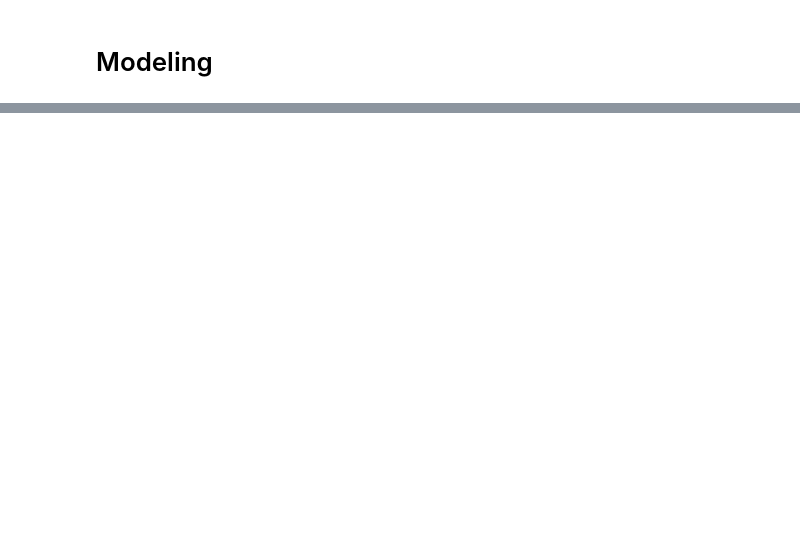
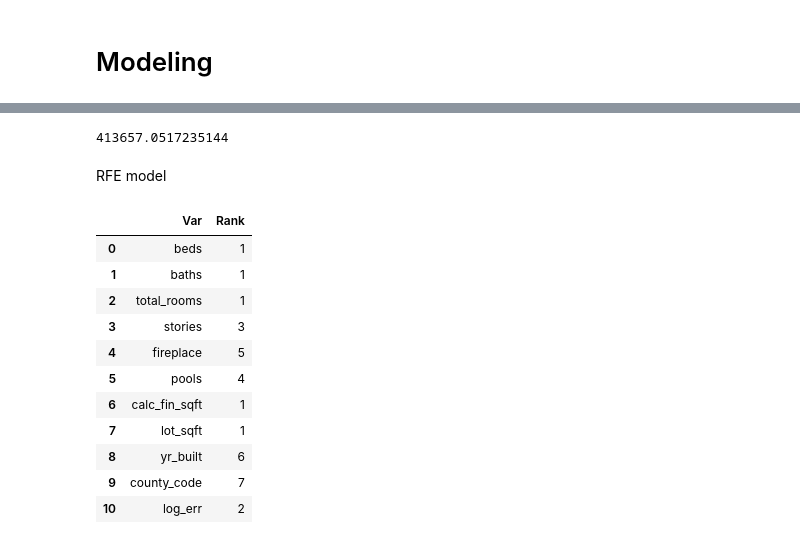
Before and after one commit to tarrencen/regression-project, a Jupyter notebook: Final_Report.ipynb, the cells around one changed output, grey strips where cells are left out. Drawn from its saved outputs; the diff is of its cells as text; code cells hidden in the pictures; blank space fills up the shorter version.

```diff
--- a/Final_Report.ipynb
+++ b/Final_Report.ipynb
@@ -598,0 +738,7 @@ X_la_train_scaled.head()
+# %%
+X_orange_tr_ols = LinearRegression().fit(X_orange_train_scaled, y_orange_train.tax_val)
+
+y_orange_train['baseline'] = y_orange_train.tax_val.mean()
+y_orange_train['yhat_scaled'] = X_orange_tr_ols.predict(X_orange_train_scaled)
+
+y_orange_train.head()
@@ -598,0 +760,4 @@ X_la_train_scaled.head()
+# %%
+f_feature = prep.select_kbest(X_orange_train_scaled, y_orange_train.tax_val, 5)
+
+f_feature
@@ -598,0 +766,6 @@ X_la_train_scaled.head()
+# %%
+orange_kbest_ols = LinearRegression().fit(X_orange_train_scaled[f_feature], y_orange_train.tax_val)
+
+y_orange_train['yhat_kbest'] = orange_kbest_ols.predict(X_orange_train_scaled[f_feature])
+
+y_orange_train.head()
@@ -598,0 +779,25 @@ X_la_train_scaled.head()
+# %%
+orange_kbest_rmse = mean_squared_error(y_orange_train.tax_val, y_orange_train.yhat_kbest) ** 0.5
+
+orange_kbest_rmse
+# %% [output]
+413657.0517235144
+# %% [markdown]
+RFE model
+# %%
+rfe_feature, rfe_ranked = prep.rfe(X_orange_train_scaled, y_orange_train.tax_val, 5)
+
+rfe_ranked
+# %% [output]
+|  | Var | Rank |
+| 0 | beds | 1 |
+| 1 | baths | 1 |
+| 2 | total_rooms | 1 |
+| 3 | stories | 3 |
+| 4 | fireplace | 5 |
+| 5 | pools | 4 |
+| 6 | calc_fin_sqft | 1 |
+| 7 | lot_sqft | 1 |
+| 8 | yr_built | 6 |
+| 9 | county_code | 7 |
+| 10 | log_err | 2 |
```
Also changed, not shown: parts of 38 cells of this notebook.
